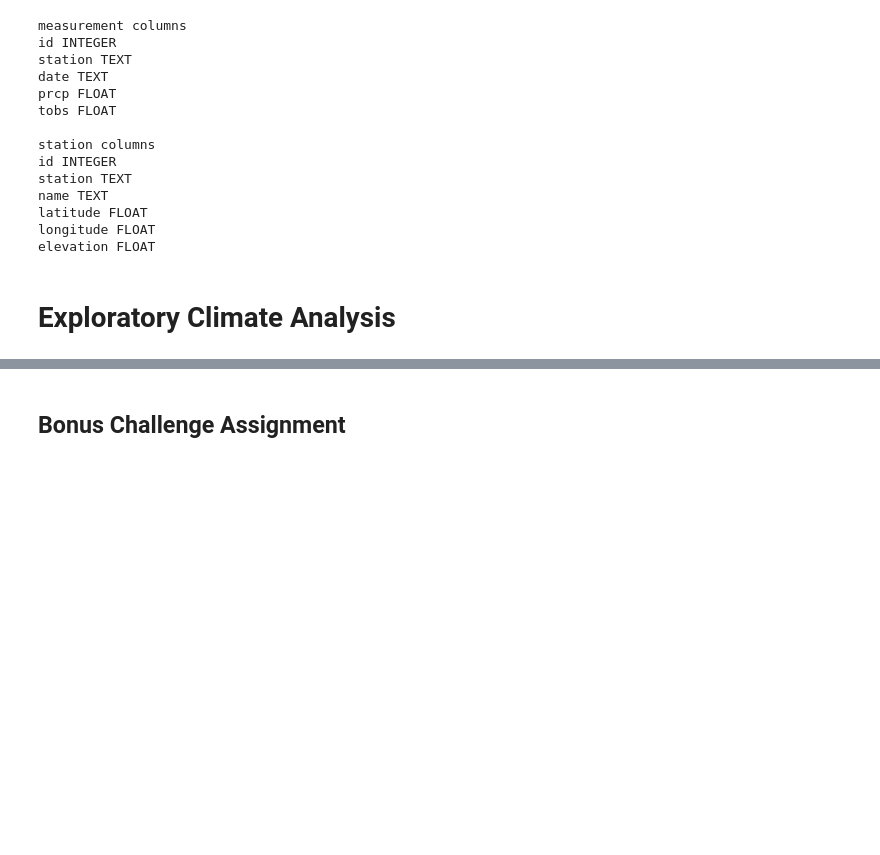
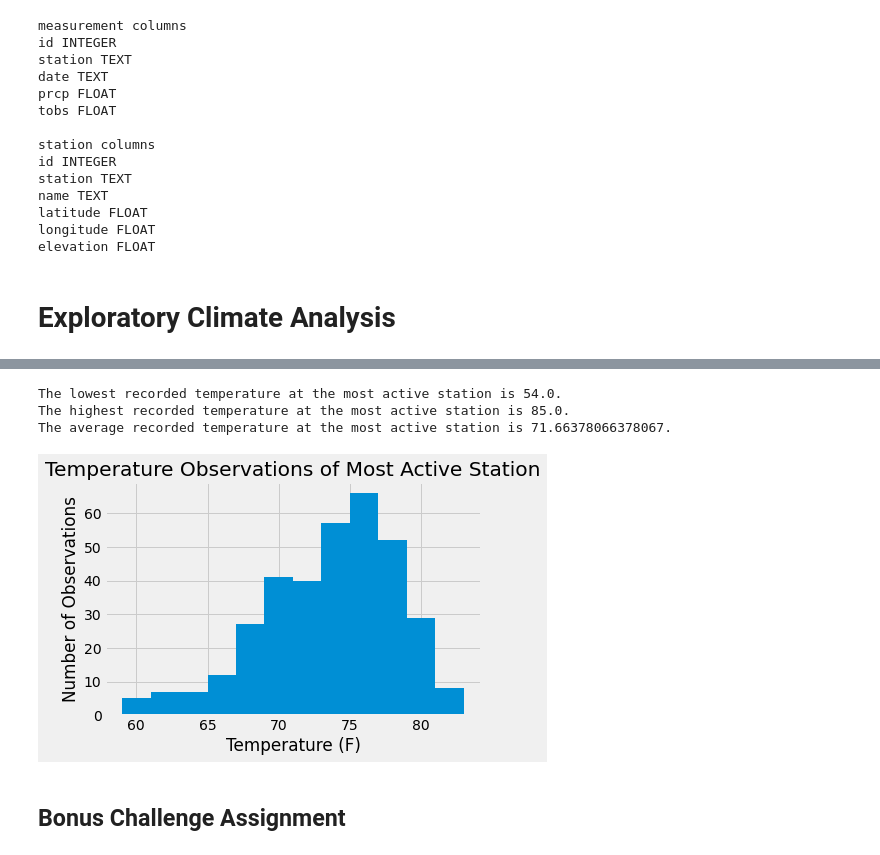
Before and after one commit to rebekahcallkacz/sqlachemy-challenge, a Jupyter notebook: climate_analysis.ipynb, the cells around one changed output, grey strips where cells are left out. Cells and saved outputs as stored; diff of their text form; code cells hidden in the pictures; blank space fills up the shorter version.

```diff
--- a/climate_analysis.ipynb
+++ b/climate_analysis.ipynb
@@ -88,3 +120,7 @@ elevation FLOAT
 # %%
 # What are the most active stations? (i.e. what stations have the most rows)?
 # List the stations and the counts in descending order.
+most_active = session.query(Measurement.station, func.count(Measurement.id).label('frqcy')).group_by(Measurement.station).order_by(desc('frqcy')).all()
+
+for row in most_active:
+    print(row)
@@ -94,6 +137,36 @@ elevation FLOAT
+# %%
+# Using the station id from the previous query, calculate the lowest temperature recorded,
+# highest temperature recorded, and average temperature of the most active station?
+lowest_temp = session.query(func.min(Measurement.tobs)).filter(Measurement.station == most_active[0][0]).all()[0][0]
+highest_temp = session.query(func.max(Measurement.tobs)).filter(Measurement.station == most_active[0][0]).all()[0][0]
+avg_temp = session.query(func.avg(Measurement.tobs)).filter(Measurement.station == most_active[0][0]).all()[0][0]
+
+print(f'The lowest recorded temperature at the most active station is {lowest_temp}.\n'
+     f'The highest recorded temperature at the most active station is {highest_temp}.\n'
+     f'The average recorded temperature at the most active station is {avg_temp}.')
+# %% [output]
+The lowest recorded temperature at the most active station is 54.0.
+The highest recorded temperature at the most active station is 85.0.
+The average recorded temperature at the most active station is 71.66378066378067.
 # %%
 # Choose the station with the highest number of temperature observations.
 # Query the last 12 months of temperature observation data for this station and plot the results as a histogram
+last_12_active = session.query(Measurement.tobs)\
+                    .filter(Measurement.date >= year_ago)\
+                    .filter(Measurement.station == most_active[0][0])\
+                    .all()
+active_list = []
+
+for temp in last_12_active:
+    active_list.append(temp[0])
+
+plt.hist(active_list, bins=12)
+plt.ylabel("Number of Observations")
+plt.xlabel("Temperature (F)")
+plt.title("Temperature Observations of Most Active Station")
+plt.show()
+# %% [output]
+[figure, added]
 # %% [markdown]
 ## Bonus Challenge Assignment
 # %%
```
Also changed, not shown: parts of 7 cells of this notebook.
